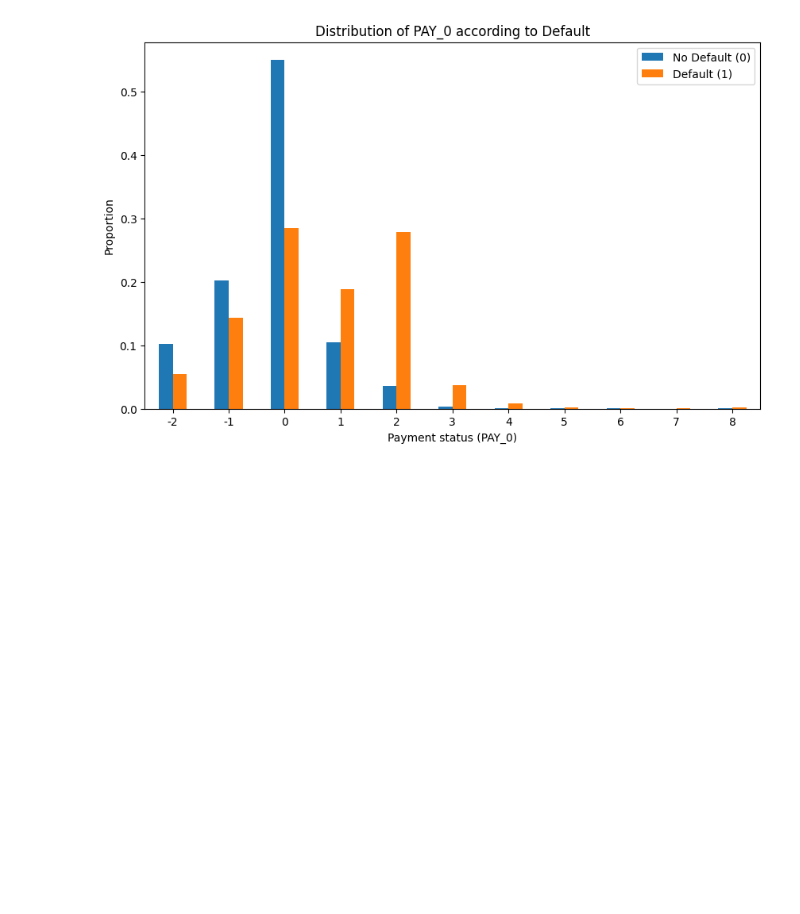
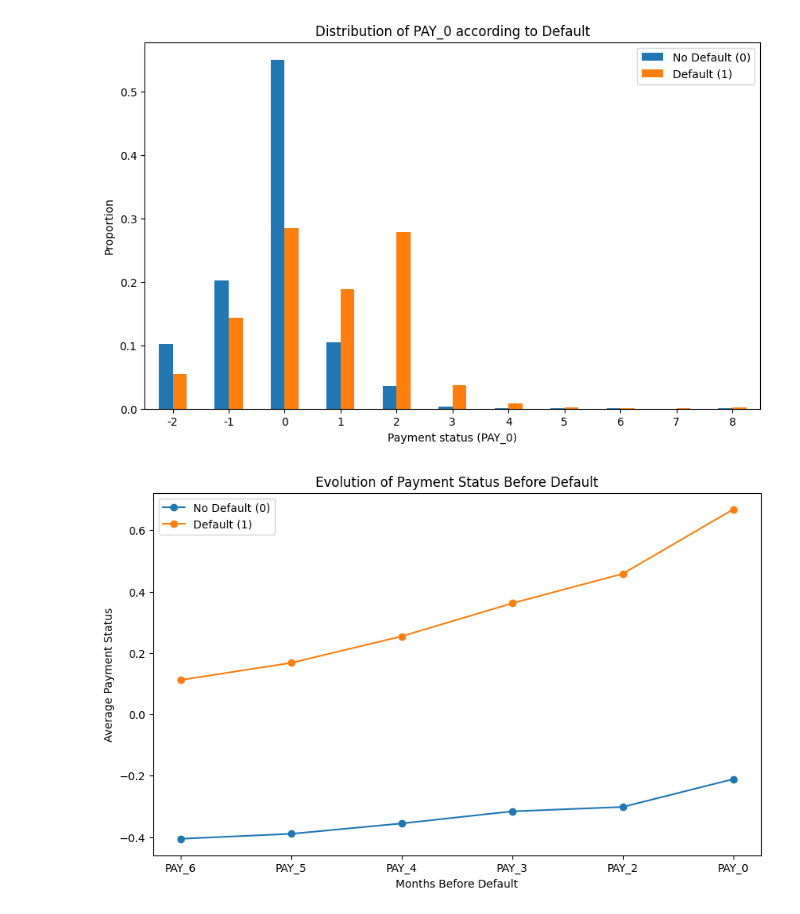
Before and after one commit to Jofregf/Credit-Risk, a Jupyter notebook: notebooks/eda.ipynb, the cells around one changed output. Cells and saved outputs as stored; diff of their text form; code cells hidden in the pictures; blank space fills up the shorter version.

Commit message:
change README.md & eda.ipynb add graph evolution PAY(0)-PAY(6)

```diff
--- a/notebooks/eda.ipynb
+++ b/notebooks/eda.ipynb
@@ -153,3 +153,36 @@ fig.savefig(
 plt.show()
 # %% [output]
 [figure]
+# %%
+import matplotlib.pyplot as plt
+import os
+
+# We checked that the folder exists
+os.makedirs("../reports/figures", exist_ok=True)
+
+# List in chronological order (from oldest to newest)
+pay_cols = ["PAY_6", "PAY_5", "PAY_4", "PAY_3", "PAY_2", "PAY_0"]
+
+# Calculate averages per group
+mean_pay = risk.groupby("default.payment.next.month")[pay_cols].mean().T
+
+# Plotting
+fig, ax = plt.subplots(figsize=(10,6))
+
+ax.plot(mean_pay.index, mean_pay[0], marker="o", label="No Default (0)")
+ax.plot(mean_pay.index, mean_pay[1], marker="o", label="Default (1)")
+
+ax.set_title("Evolution of Payment Status Before Default")
+ax.set_ylabel("Average Payment Status")
+ax.set_xlabel("Months Before Default")
+ax.legend()
+
+fig.savefig(
+    "../reports/figures/pay_evolution.png",
+    dpi=300,
+    bbox_inches="tight"
+)
+
+plt.show()
+# %% [output]
+[figure, added]
```
Also changed, not shown: 2 other files.
